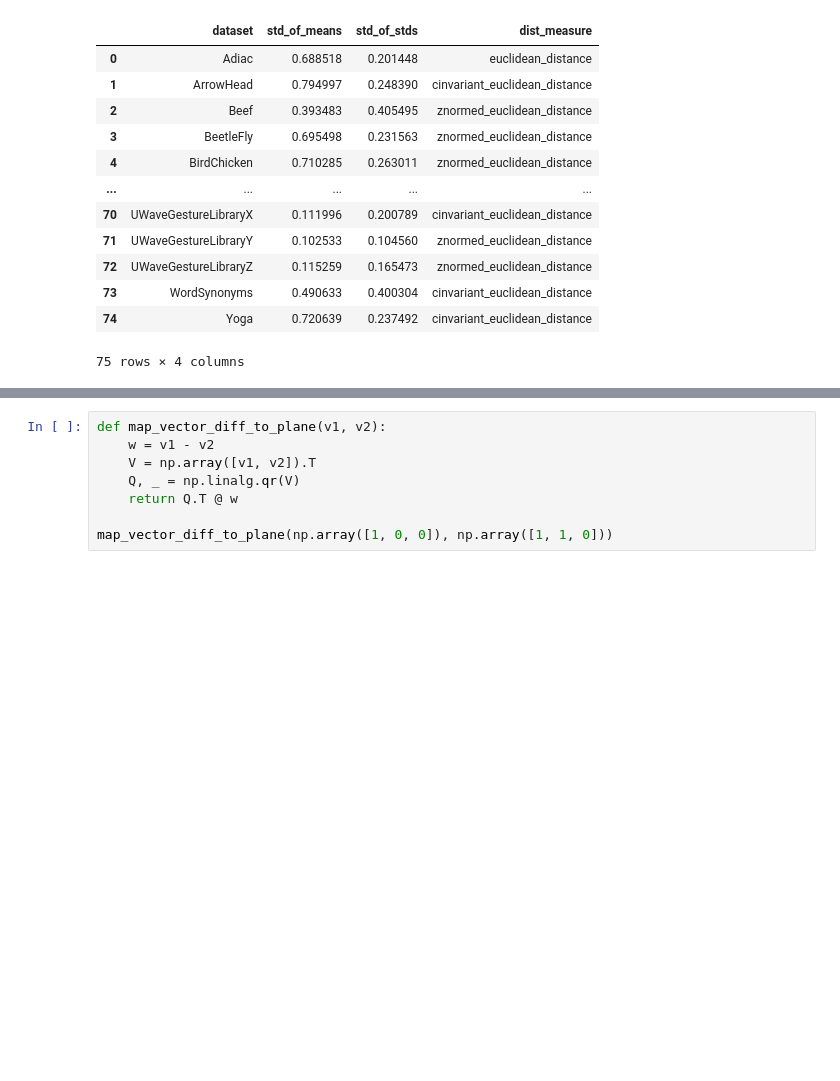
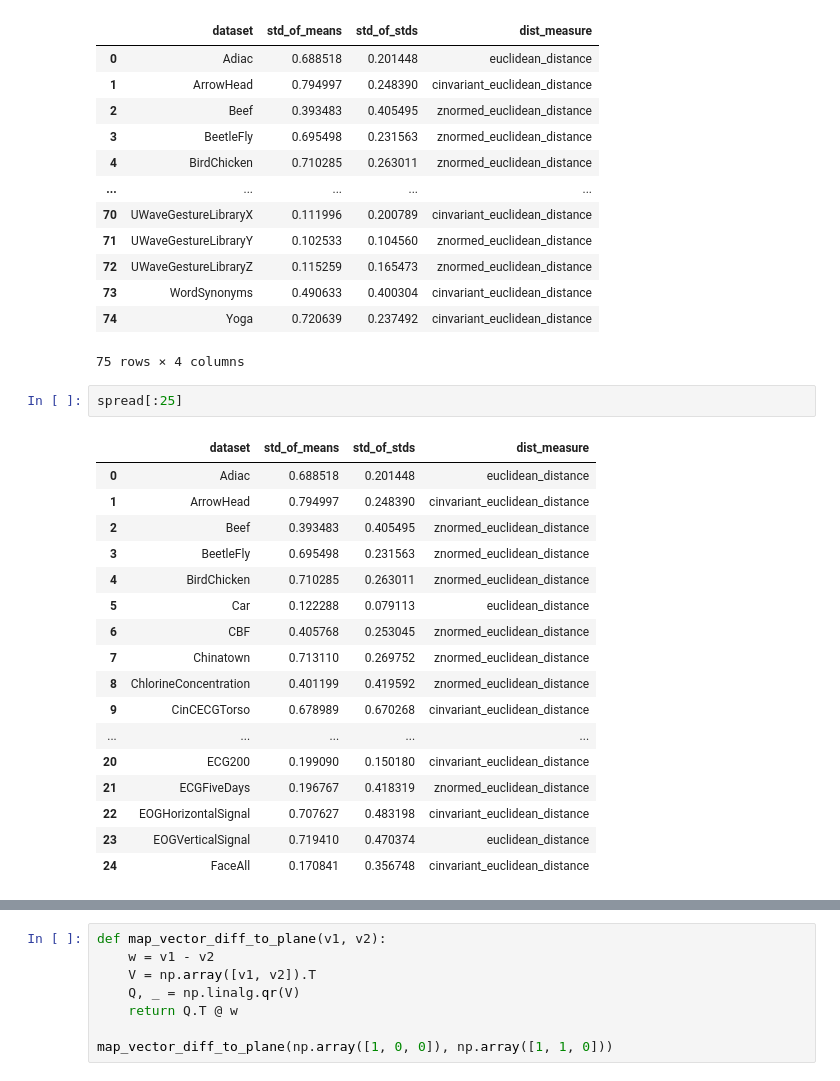
Before and after one commit to JaasperK/oracle, a Jupyter notebook: notebooks/oracle.ipynb, the cells around one changed output, grey strips where cells are left out. Drawn from its saved outputs; the diff is of its cells as text; blank space fills up the shorter version.

```diff
--- a/notebooks/oracle.ipynb
+++ b/notebooks/oracle.ipynb
@@ -315,4 +338,24 @@ spread
 | 73 | WordSynonyms | 0.490633 | 0.400304 | cinvariant_euclidean_distance |
 | 74 | Yoga | 0.720639 | 0.237492 | cinvariant_euclidean_distance |
 75 rows × 4 columns
+# %%
+spread[:25]
+# %% [output]
+|  | dataset | std_of_means | std_of_stds | dist_measure |
+| 0 | Adiac | 0.688518 | 0.201448 | euclidean_distance |
+| 1 | ArrowHead | 0.794997 | 0.248390 | cinvariant_euclidean_distance |
+| 2 | Beef | 0.393483 | 0.405495 | znormed_euclidean_distance |
+| 3 | BeetleFly | 0.695498 | 0.231563 | znormed_euclidean_distance |
+| 4 | BirdChicken | 0.710285 | 0.263011 | znormed_euclidean_distance |
+| 5 | Car | 0.122288 | 0.079113 | euclidean_distance |
+| 6 | CBF | 0.405768 | 0.253045 | znormed_euclidean_distance |
+| 7 | Chinatown | 0.713110 | 0.269752 | znormed_euclidean_distance |
+| 8 | ChlorineConcentration | 0.401199 | 0.419592 | znormed_euclidean_distance |
+| 9 | CinCECGTorso | 0.678989 | 0.670268 | cinvariant_euclidean_distance |
+| ... | ... | ... | ... | ... |
+| 20 | ECG200 | 0.199090 | 0.150180 | cinvariant_euclidean_distance |
+| 21 | ECGFiveDays | 0.196767 | 0.418319 | znormed_euclidean_distance |
+| 22 | EOGHorizontalSignal | 0.707627 | 0.483198 | cinvariant_euclidean_distance |
+| 23 | EOGVerticalSignal | 0.719410 | 0.470374 | euclidean_distance |
+| 24 | FaceAll | 0.170841 | 0.356748 | cinvariant_euclidean_distance |
 # %%
```
Also changed, not shown: parts of 8 cells of this notebook.
